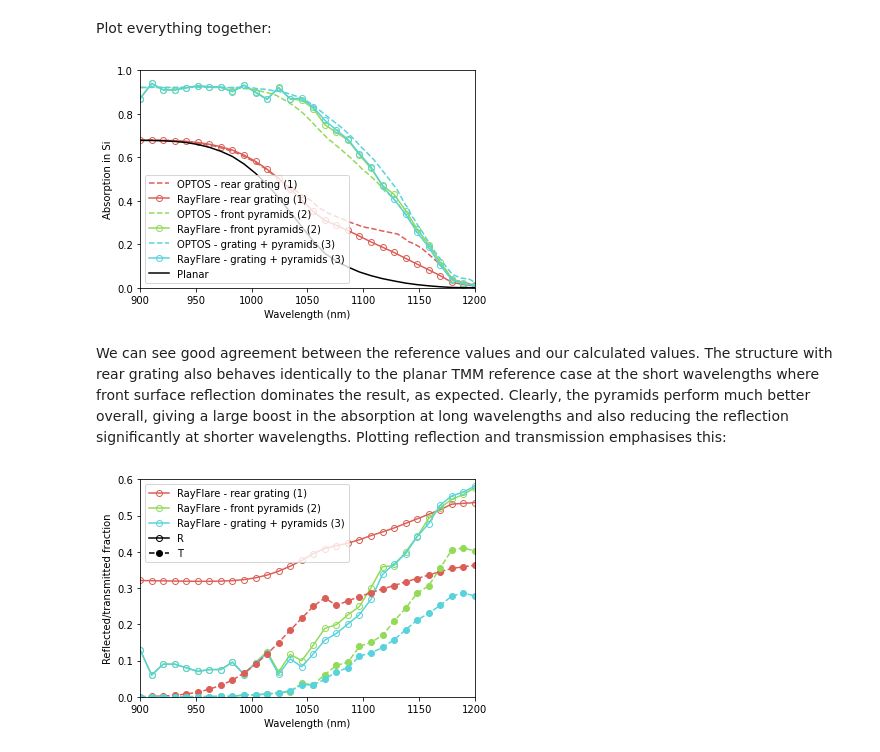
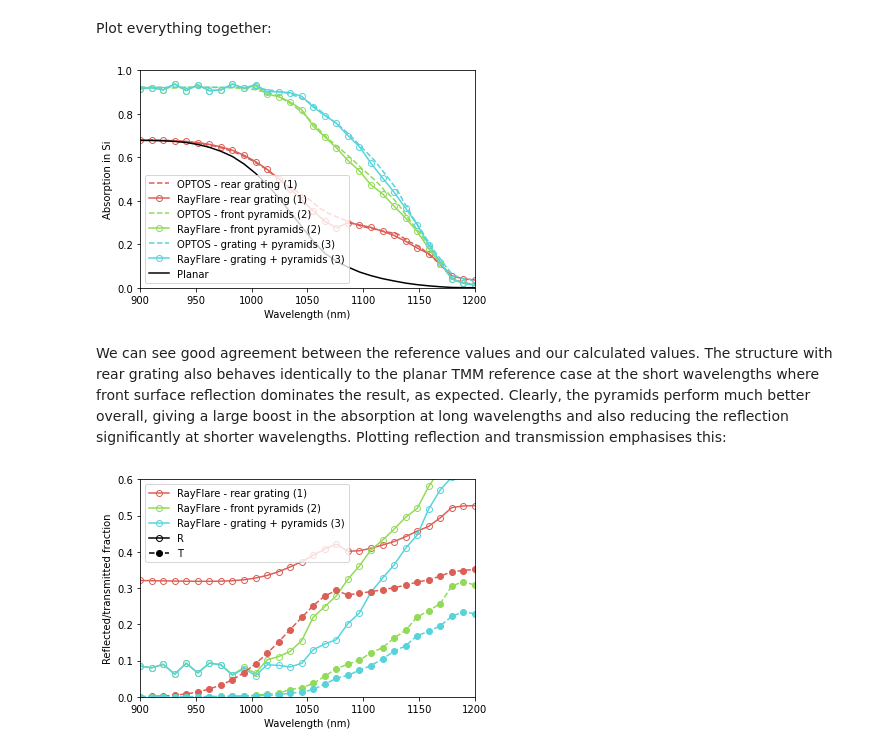
Before and after one commit to qpv-research-group/rayflare, a Jupyter notebook: examples/grating_pyramids_OPTOS.ipynb, the cells around one changed output. Cells and saved outputs as stored; diff of their text form; code cells hidden in the pictures.

```diff
--- a/examples/grating_pyramids_OPTOS.ipynb
+++ b/examples/grating_pyramids_OPTOS.ipynb
@@ -49,10 +54,12 @@ Air = material('Air')()
 options = default_options()
 options.wavelengths = wavelengths
 options.theta_in = angle_degrees_in*np.pi/180
-options.n_theta_bins = 50
-options.n_rays = 67600
+options.n_theta_bins = 100
+options.c_azimuth = 0.25
+options.n_rays = 25*25*1300
 options.project_name = 'OPTOS_comparison'
 options.orders = 60
+options.pol = 'u'
 # %% [markdown]
 Now, set up the grating basis vectors for the RCWA calculations and define the grating structure.
 These are squares, rotated by 45 degrees. The halfwidth is calculated based on the area fill factor
@@ -64,8 +71,10 @@ d_vectors = ((x, 0),(0,x))
 area_fill_factor = 0.36
 hw = np.sqrt(area_fill_factor)*500
 
-back_materials = [Layer(si('120nm'), Si, geometry=[{'type': 'rectangle', 'mat': Air, 'center': (x/2, x/2),
-                                                     'halfwidths': (hw, hw), 'angle': 45}])]
+back_materials = [Layer(si('120nm'), Si,
+                        geometry=[{'type': 'rectangle', 'mat': Air,
+                                   'center': (x/2, x/2),
+                                   'halfwidths': (hw, hw), 'angle': 45}])]
 # %% [markdown]
 Now we define the pyramid texture for the front surface in case (2) and (3) and make the four
 possible different surfaces: planar front and rear, front with pyramids, rear with grating.
@@ -91,9 +100,12 @@ matrices if necessary, or do nothing if it finds the matrices have previously be
 the files already exist). We don't need to process the final structure because it will use matrices
 calculated for SC_fig6 and SC_fig7.
 # %%
-SC_fig6 = Structure([front_surf_planar, bulk_Si, back_surf_grating], incidence=Air, transmission=Air)
-SC_fig7 = Structure([front_surf_pyramids, bulk_Si, back_surf_planar], incidence=Air, transmission=Air)
-SC_fig8 = Structure([front_surf_pyramids, bulk_Si, back_surf_grating], incidence=Air, transmission=Air)
+SC_fig6 = Structure([front_surf_planar, bulk_Si, back_surf_grating],
+                    incidence=Air, transmission=Air)
+SC_fig7 = Structure([front_surf_pyramids, bulk_Si, back_surf_planar],
+                    incidence=Air, transmission=Air)
+SC_fig8 = Structure([front_surf_pyramids, bulk_Si, back_surf_grating],
+                    incidence=Air, transmission=Air)
 
 process_structure(SC_fig6, options)
 process_structure(SC_fig7, options)
@@ -156,12 +168,18 @@ Plot everything together:
 palhf = sns.color_palette("hls", 4)
 
 fig = plt.figure()
-plt.plot(sim_fig6[:,0], sim_fig6[:,1], '--', color=palhf[0], label= 'OPTOS - rear grating (1)')
-plt.plot(wavelengths*1e9, RAT_fig6['A_bulk'][0], '-o', color=palhf[0], label='RayFlare - rear grating (1)', fillstyle='none')
-plt.plot(sim_fig7[:,0], sim_fig7[:,1], '--', color=palhf[1],  label= 'OPTOS - front pyramids (2)')
-plt.plot(wavelengths*1e9, RAT_fig7['A_bulk'][0], '-o', color=palhf[1],  label= 'RayFlare - front pyramids (2)', fillstyle='none')
-plt.plot(sim_fig8[:,0], sim_fig8[:,1], '--', color=palhf[2],  label= 'OPTOS - grating + pyramids (3)')
-plt.plot(wavelengths*1e9, RAT_fig8['A_bulk'][0], '-o', color=palhf[2],  label= 'RayFlare - grating + pyramids (3)', fillstyle='none')
+plt.plot(sim_fig6[:,0], sim_fig6[:,1], '--', color=palhf[0],
+         label= 'OPTOS - rear grating (1)')
+plt.plot(wavelengths*1e9, RAT_fig6['A_bulk'][0], '-o', color=palhf[0],
+         label='RayFlare - rear grating (1)', fillstyle='none')
+plt.plot(sim_fig7[:,0], sim_fig7[:,1], '--', color=palhf[1],
+         label= 'OPTOS - front pyramids (2)')
+plt.plot(wavelengths*1e9, RAT_fig7['A_bulk'][0], '-o', color=palhf[1],
+         label= 'RayFlare - front pyramids (2)', fillstyle='none')
+plt.plot(sim_fig8[:,0], sim_fig8[:,1], '--', color=palhf[2],
+         label= 'OPTOS - grating + pyramids (3)')
+plt.plot(wavelengths*1e9, RAT_fig8['A_bulk'][0], '-o', color=palhf[2],
+         label= 'RayFlare - grating + pyramids (3)', fillstyle='none')
 plt.plot(wavelengths*1e9, RAT['A_per_layer'][:,0], '-k', label='Planar')
 plt.legend(loc='lower left')
 plt.xlabel('Wavelength (nm)')
@@ -170,7 +188,7 @@ plt.xlim([900, 1200])
 plt.ylim([0, 1])
 plt.show()
 # %% [output]
-[figure, old version]
+[figure, new version]
 # %% [markdown]
 We can see good agreement between the reference values and our calculated values. The structure
 with rear grating also behaves identically to the planar TMM reference case at the short wavelengths
@@ -179,23 +197,26 @@ much better overall, giving a large boost in the absorption at long wavelengths
 significantly at shorter wavelengths. Plotting reflection and transmission emphasises this:
 # %%
 fig = plt.figure()
-plt.plot(wavelengths*1e9, RAT_fig6['R'][0], '-o', color=palhf[0], label='RayFlare - rear grating (1)', fillstyle='none')
-plt.plot(wavelengths*1e9, RAT_fig7['R'][0], '-o', color=palhf[1],  label= 'RayFlare - front pyramids (2)', fillstyle='none')
-plt.plot(wavelengths*1e9, RAT_fig8['R'][0], '-o', color=palhf[2],  label= 'RayFlare - grating + pyramids (3)', fillstyle='none')
+plt.plot(wavelengths*1e9, RAT_fig6['R'][0], '-o', color=palhf[0],
+         label='RayFlare - rear grating (1)', fillstyle='none')
+plt.plot(wavelengths*1e9, RAT_fig7['R'][0], '-o', color=palhf[1],
+         label= 'RayFlare - front pyramids (2)', fillstyle='none')
+plt.plot(wavelengths*1e9, RAT_fig8['R'][0], '-o', color=palhf[2],
+         label= 'RayFlare - grating + pyramids (3)', fillstyle='none')
 
 plt.plot(wavelengths*1e9, RAT_fig6['T'][0], '--o', color=palhf[0])
 plt.plot(wavelengths*1e9, RAT_fig7['T'][0], '--o', color=palhf[1])
 plt.plot(wavelengths*1e9, RAT_fig8['T'][0], '--o', color=palhf[2])
 
 # these are just to create the legend:
 plt.plot(-1, 0, 'k-o', label='R', fillstyle='none')
 plt.plot(-1, 0, 'k--o', label='T')
 
 plt.legend()
 plt.xlabel('Wavelength (nm)')
 plt.ylabel('Reflected/transmitted fraction')
 plt.xlim([900, 1200])
 plt.ylim([0, 0.6])
 plt.show()
 # %% [output]
-[figure, old version]
+[figure, new version]
```
Also changed, not shown: parts of 5 cells of this notebook, 12 other files.
